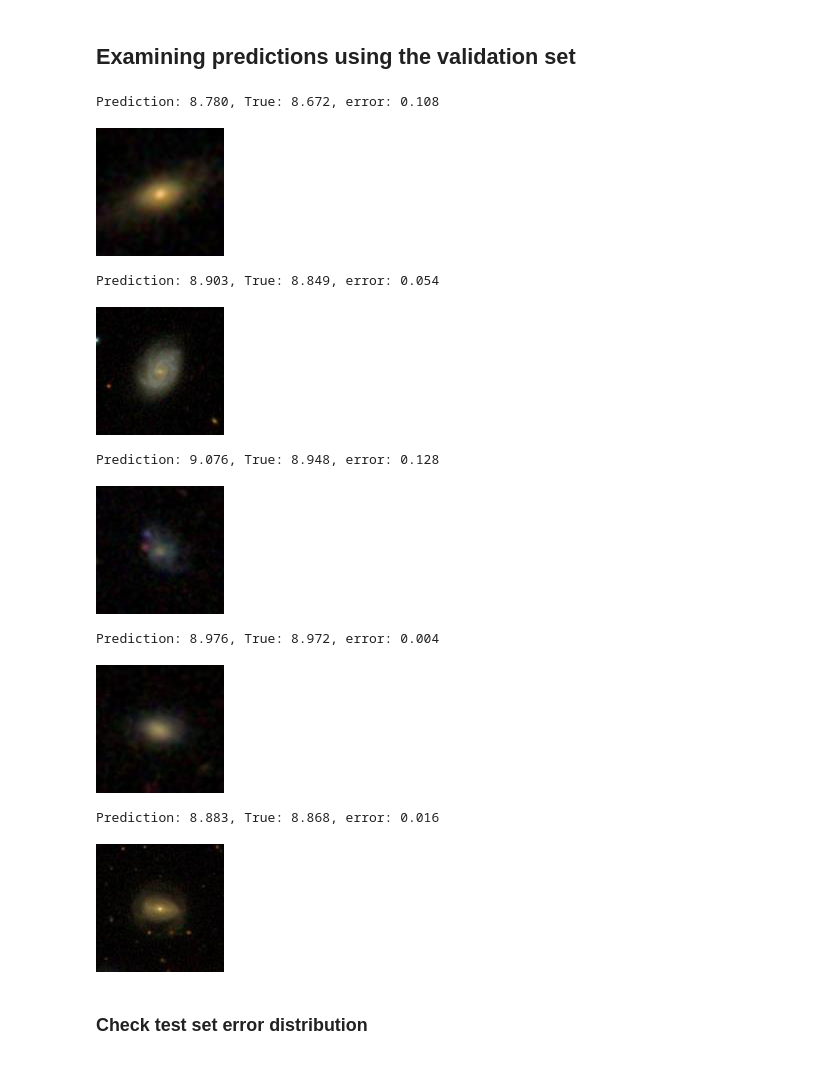
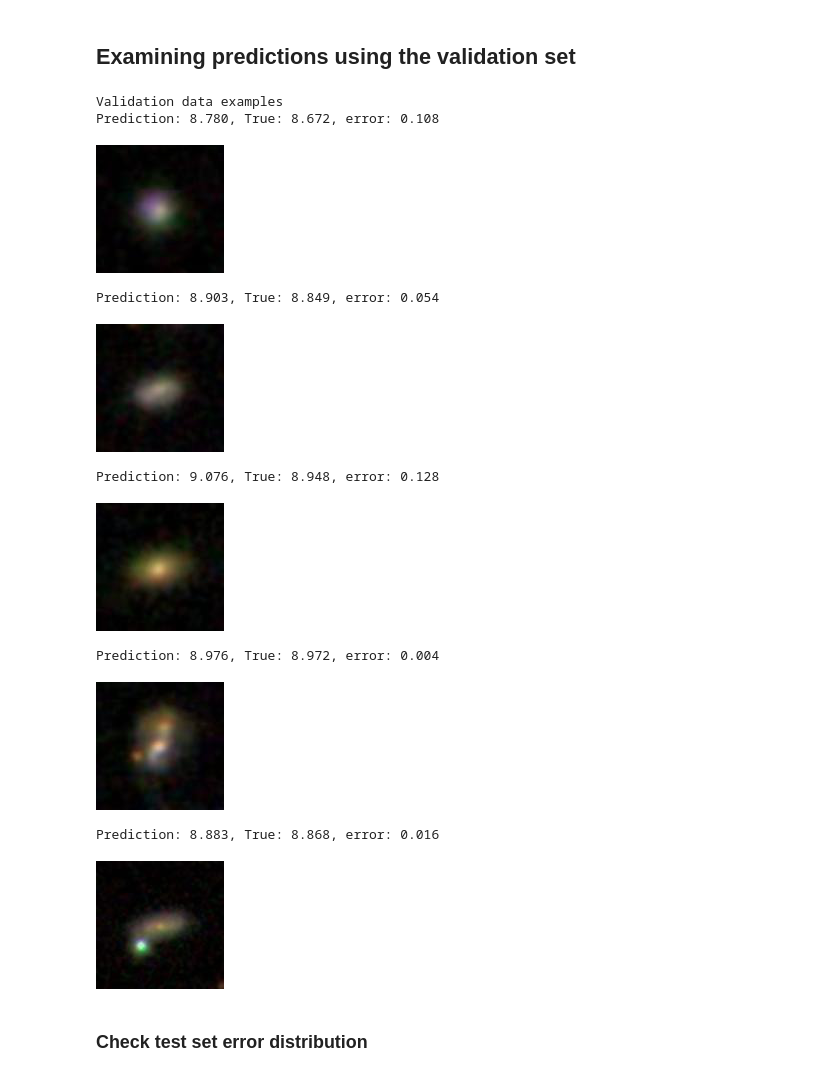
Before and after one commit to jwuphysics/galaxy-cnns, a Jupyter notebook: notebook/Fitting oxygen abundance.ipynb, the cells around one changed output. Saved outputs shown, nothing was run; the diff lists cells and outputs as text; code cells hidden in the pictures.

```diff
--- a/notebook/Fitting oxygen abundance.ipynb
+++ b/notebook/Fitting oxygen abundance.ipynb
@@ -348,21 +348,23 @@ pred = learn.predict()
 
 pred.shape
 # %%
+print('Validation data examples')
 for i in range(5):
     p, p_val = pred[i, 0], learn.data.val_y[i, 0]
     print('Prediction: {:.3f}, True: {:.3f}, error: {:.3f}'.format(p, p_val, np.abs(p-p_val)))
-    display(PIL.Image.open(PATH + '/' + learn.data.trn_ds.fnames[i]))
+    display(PIL.Image.open(PATH + '/' + learn.data.val_ds.fnames[i]))
 # %% [output]
+Validation data examples
 Prediction: 8.780, True: 8.672, error: 0.108
-[figure, old version]
+[figure, new version]
 Prediction: 8.903, True: 8.849, error: 0.054
-[figure, old version]
+[figure, new version]
 Prediction: 9.076, True: 8.948, error: 0.128
-[figure, old version]
+[figure, new version]
 Prediction: 8.976, True: 8.972, error: 0.004
-[figure, old version]
+[figure, new version]
 Prediction: 8.883, True: 8.868, error: 0.016
-[figure, old version]
+[figure, new version]
 # %% [markdown]
 ### Check test set error distribution
 # %%
```
Also changed, not shown: parts of 27 cells of this notebook.
